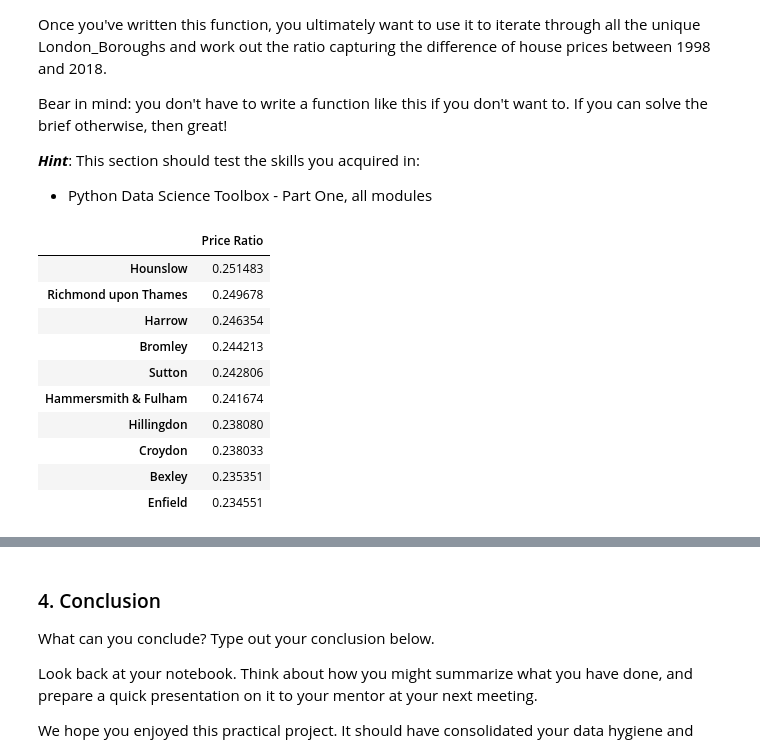
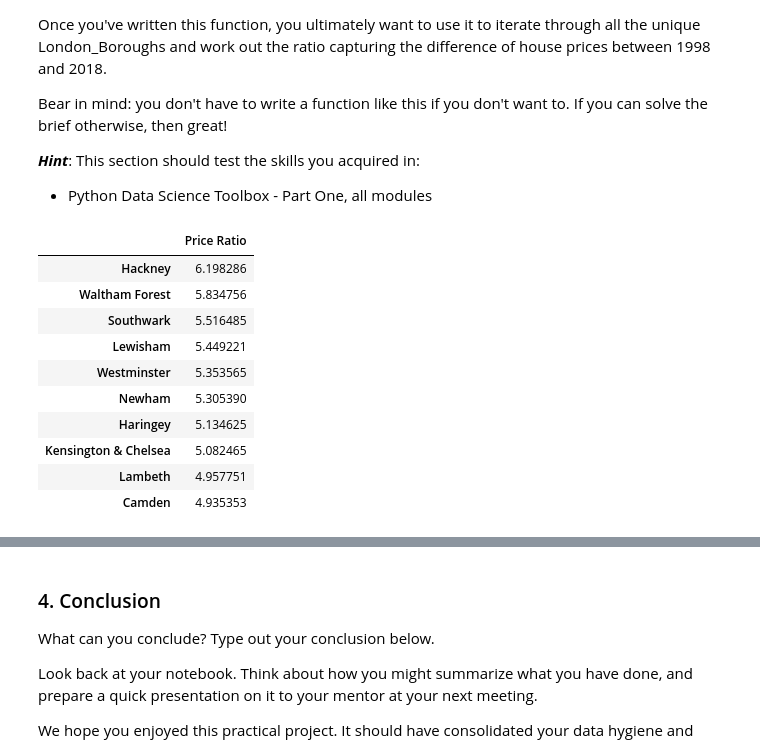
Before and after one commit to nahsradus/LondonHousePrices, a Jupyter notebook: Unit 4 Challenge - Tier 3.ipynb, the cells around one changed output, grey strips where cells are left out. Saved outputs shown, nothing was run; the diff lists cells and outputs as text; code cells hidden in the pictures.

```diff
--- a/Unit 4 Challenge - Tier 3.ipynb
+++ b/Unit 4 Challenge - Tier 3.ipynb
@@ -296,7 +296,7 @@ def create_price_ratio(borough_name):
     avg_price = clean_properties[clean_properties['London Boroughs']== borough_name]
     avg_1998 = avg_price[avg_price['Year-Month'].dt.year == 1998].mean()
     avg_2018 = avg_price[avg_price['Year-Month'].dt.year == 2018].mean()
-    price_ratio = float(avg_1998/avg_2018)
+    price_ratio = float(avg_2018/avg_1998)
 
     return price_ratio
 # %%
@@ -307,16 +307,17 @@ for each_item in unique_boroughs:
 # %%
 dfinal = pd.DataFrame({'Price Ratio': boroughs_price_ratio})
 # %%
-dfinal.sort_values('Price Ratio', ascending =False).head(10)
+top10 = dfinal.sort_values('Price Ratio', ascending =False).head(10)
+top10
 # %% [output]
 |  | Price Ratio |
-| Hounslow | 0.251483 |
-| Richmond upon Thames | 0.249678 |
-| Harrow | 0.246354 |
-| Bromley | 0.244213 |
-| Sutton | 0.242806 |
-| Hammersmith & Fulham | 0.241674 |
-| Hillingdon | 0.238080 |
-| Croydon | 0.238033 |
-| Bexley | 0.235351 |
-| Enfield | 0.234551 |
+| Hackney | 6.198286 |
+| Waltham Forest | 5.834756 |
+| Southwark | 5.516485 |
+| Lewisham | 5.449221 |
+| Westminster | 5.353565 |
+| Newham | 5.305390 |
+| Haringey | 5.134625 |
+| Kensington & Chelsea | 5.082465 |
+| Lambeth | 4.957751 |
+| Camden | 4.935353 |
```
Also changed, not shown: parts of 6 cells of this notebook, 1 other file.
